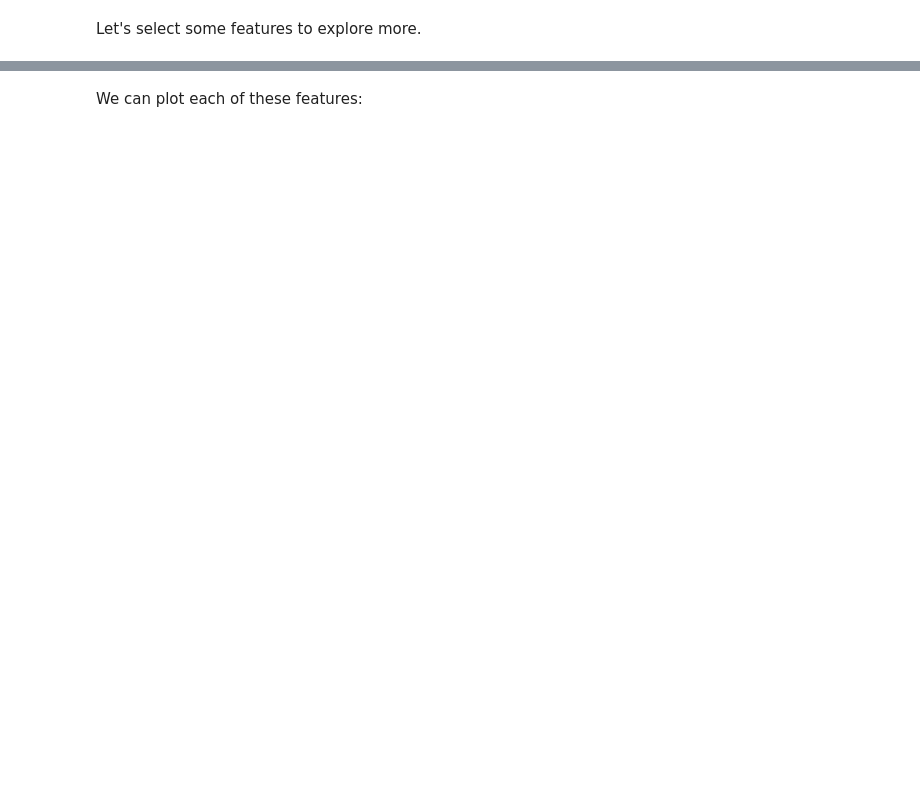
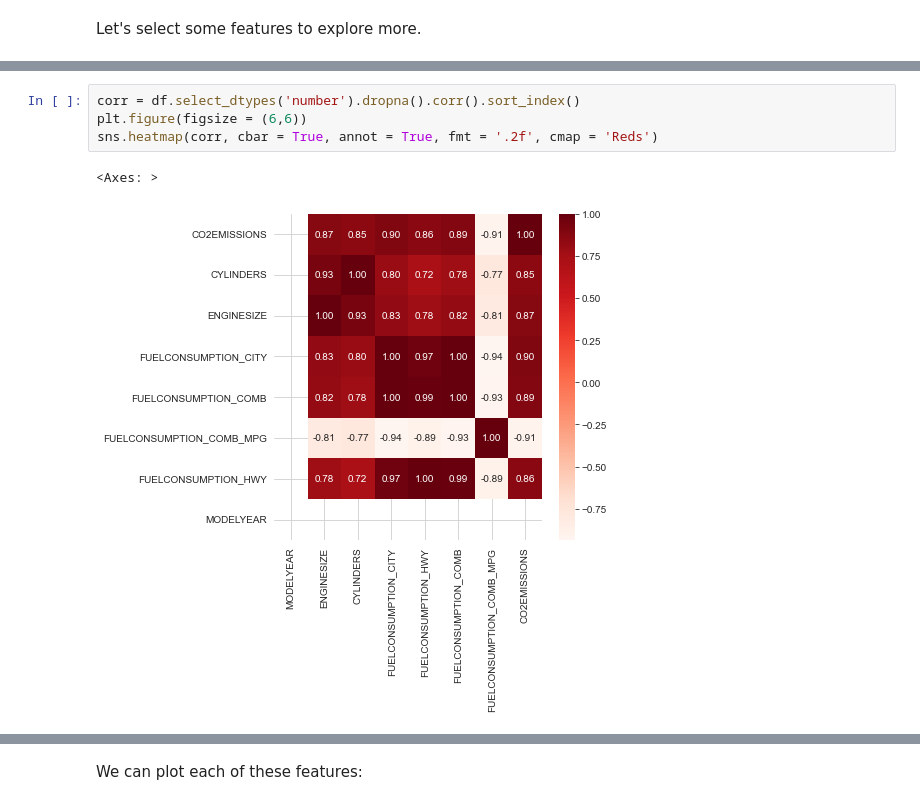
Before and after one commit to hsuanjenko/IBM-Machine-Learning-with-Python, a Jupyter notebook: Case1-Linear Regression-CO2EMISSIONS Predictions/ML0101EN-Reg-Simple-Linear-Regression-Co2.ipynb, the cells around one changed output, grey strips where cells are left out. Saved outputs shown, nothing was run; the diff lists cells and outputs as text; blank space fills up the shorter version.

```diff
--- a/Case1-Linear Regression-CO2EMISSIONS Predictions/ML0101EN-Reg-Simple-Linear-Regression-Co2.ipynb
+++ b/Case1-Linear Regression-CO2EMISSIONS Predictions/ML0101EN-Reg-Simple-Linear-Regression-Co2.ipynb
@@ -109,0 +217,7 @@ Let's select some features to explore more.
+# %%
+corr = df.select_dtypes('number').dropna().corr().sort_index()
+plt.figure(figsize = (6,6))
+sns.heatmap(corr, cbar = True, annot = True, fmt = '.2f', cmap = 'Reds')
+# %% [output]
+<Axes: >
+[figure, added]
```
Also changed, not shown: parts of 37 cells of this notebook, 3 other files.
